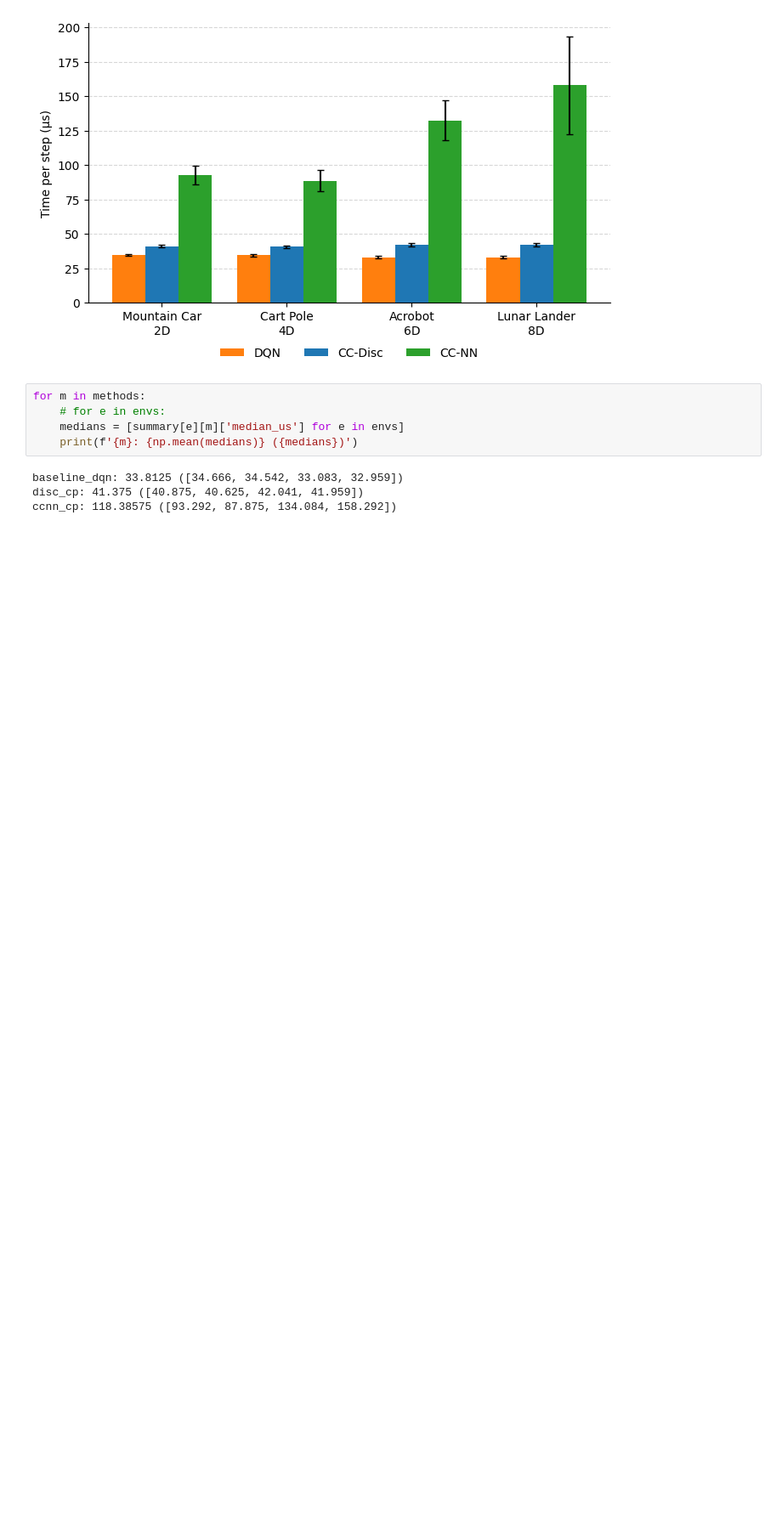
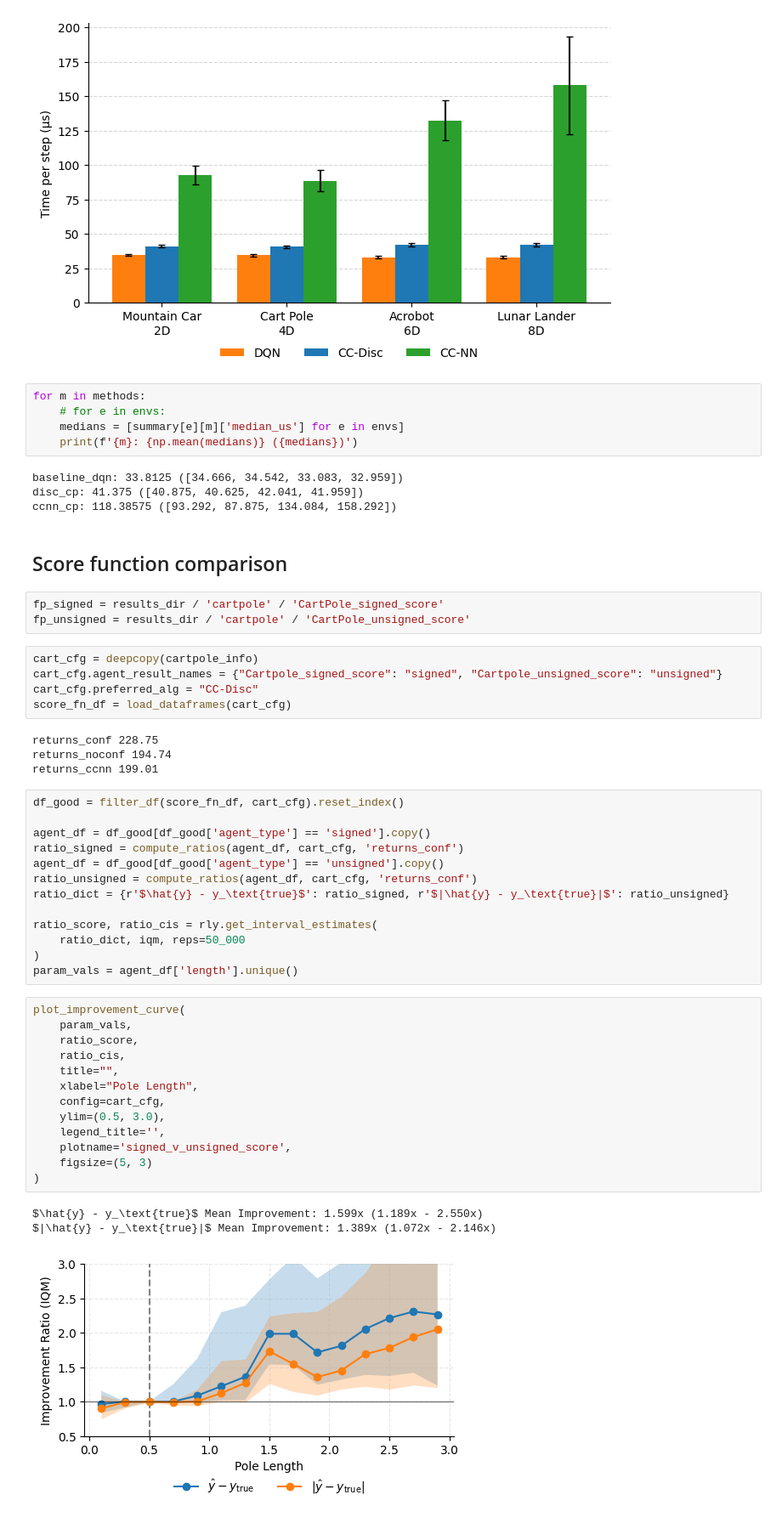
Before and after one commit to foty-hub/msc_thesis, a Jupyter notebook: notebooks/cartpole/final_plots.ipynb, the cells around one changed output. Shown at 85% size. Saved outputs shown, nothing was run; the diff lists cells and outputs as text; blank space fills up the shorter version.

Commit message:
score function comparison

```diff
--- a/notebooks/cartpole/final_plots.ipynb
+++ b/notebooks/cartpole/final_plots.ipynb
@@ -800,3 +803,47 @@ for m in methods:
 baseline_dqn: 33.8125 ([34.666, 34.542, 33.083, 32.959])
 disc_cp: 41.375 ([40.875, 40.625, 42.041, 41.959])
 ccnn_cp: 118.38575 ([93.292, 87.875, 134.084, 158.292])
+# %% [markdown]
+## Score function comparison
+# %%
+fp_signed = results_dir / 'cartpole' / 'CartPole_signed_score'
+fp_unsigned = results_dir / 'cartpole' / 'CartPole_unsigned_score'
+# %%
+cart_cfg = deepcopy(cartpole_info)
+cart_cfg.agent_result_names = {"Cartpole_signed_score": "signed", "Cartpole_unsigned_score": "unsigned"}
+cart_cfg.preferred_alg = "CC-Disc"
+score_fn_df = load_dataframes(cart_cfg)
+# %% [output]
+returns_conf 228.75
+returns_noconf 194.74
+returns_ccnn 199.01
+# %%
+df_good = filter_df(score_fn_df, cart_cfg).reset_index()
+
+agent_df = df_good[df_good['agent_type'] == 'signed'].copy()
+ratio_signed = compute_ratios(agent_df, cart_cfg, 'returns_conf')
+agent_df = df_good[df_good['agent_type'] == 'unsigned'].copy()
+ratio_unsigned = compute_ratios(agent_df, cart_cfg, 'returns_conf')
+ratio_dict = {r'$\hat{y} - y_\text{true}$': ratio_signed, r'$|\hat{y} - y_\text{true}|$': ratio_unsigned}
+
+ratio_score, ratio_cis = rly.get_interval_estimates(
+    ratio_dict, iqm, reps=50_000
+)
+param_vals = agent_df['length'].unique()
+# %%
+plot_improvement_curve(
+    param_vals,
+    ratio_score,
+    ratio_cis,
+    title="",
+    xlabel="Pole Length",
+    config=cart_cfg,
+    ylim=(0.5, 3.0),
+    legend_title='',
+    plotname='signed_v_unsigned_score',
+    figsize=(5, 3)
+)
+# %% [output]
+$\hat{y} - y_\text{true}$ Mean Improvement: 1.599x (1.189x - 2.550x)
+$|\hat{y} - y_\text{true}|$ Mean Improvement: 1.389x (1.072x - 2.146x)
+[figure, added]
```
Also changed, not shown: parts of 7 cells of this notebook, 1 other file.
